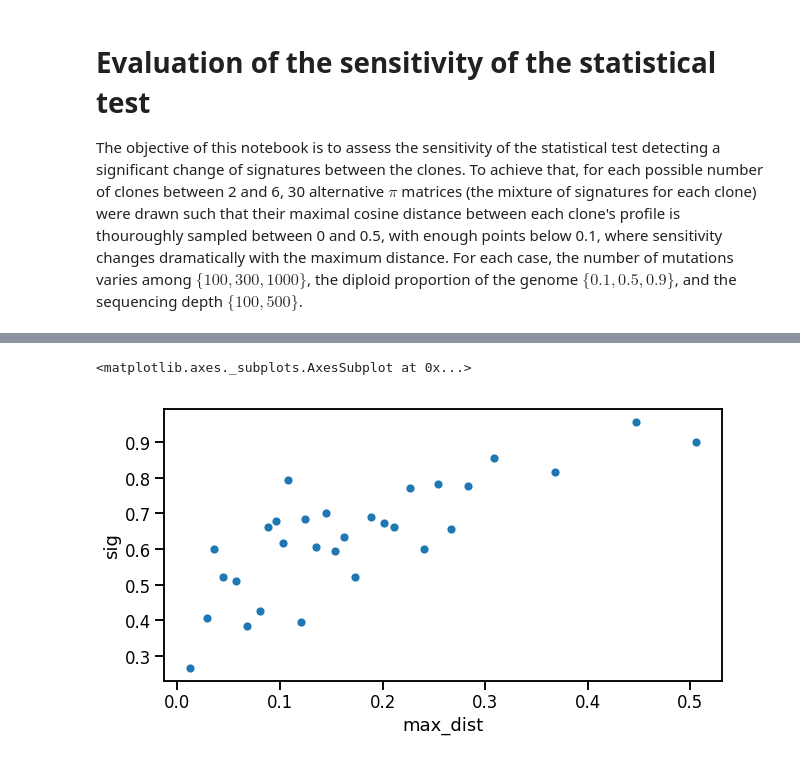
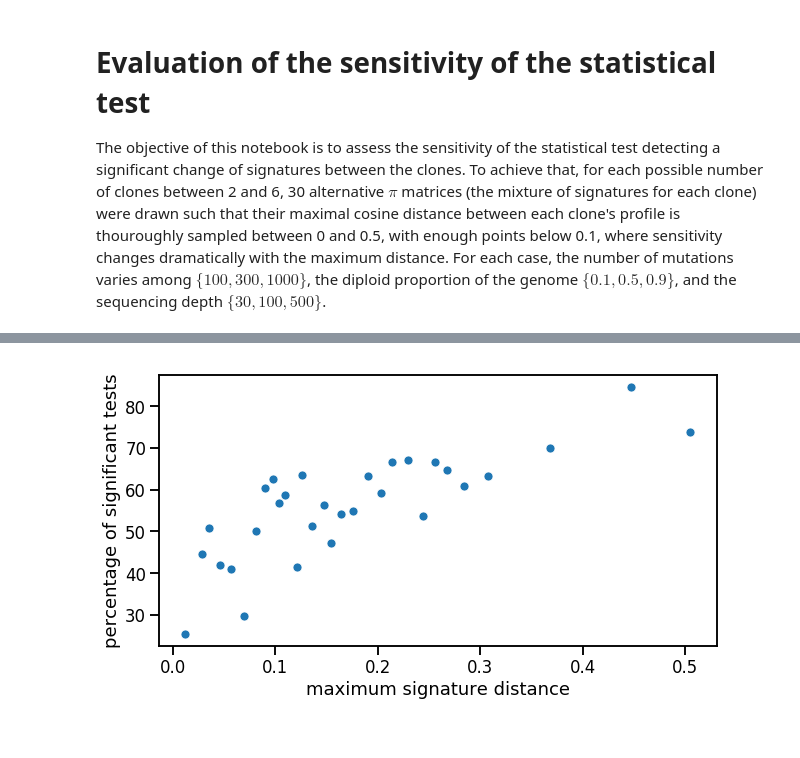
Before and after one commit to judithabk6/Clonesig_analysis, a Jupyter notebook: paper_notebooks/sensitivity_eval_test.ipynb, the cells around one changed output, grey strips where cells are left out. Saved outputs shown, nothing was run; the diff lists cells and outputs as text; code cells hidden in the pictures.

```diff
--- a/paper_notebooks/sensitivity_eval_test.ipynb
+++ b/paper_notebooks/sensitivity_eval_test.ipynb
@@ -1,6 +1,6 @@
 # %% [markdown]
 # Evaluation of the sensitivity of the statistical test
-The objective of this notebook is to assess the sensitivity of the statistical test detecting a significant change of signatures between the clones. To achieve that, for each possible number of clones between 2 and 6, 30 alternative $\pi$ matrices (the mixture of signatures for each clone) were drawn such that their maximal cosine distance between each clone's profile is thouroughly sampled between 0 and 0.5, with enough points below 0.1, where sensitivity changes dramatically with the maximum distance. For each case, the number of mutations varies among $\{100, 300, 1000\}$, the diploid proportion of the genome $\{0.1, 0.5, 0.9\}$, and the sequencing depth $\{100, 500\}$.
+The objective of this notebook is to assess the sensitivity of the statistical test detecting a significant change of signatures between the clones. To achieve that, for each possible number of clones between 2 and 6, 30 alternative $\pi$ matrices (the mixture of signatures for each clone) were drawn such that their maximal cosine distance between each clone's profile is thouroughly sampled between 0 and 0.5, with enough points below 0.1, where sensitivity changes dramatically with the maximum distance. For each case, the number of mutations varies among $\{100, 300, 1000\}$, the diploid proportion of the genome $\{0.1, 0.5, 0.9\}$, and the sequencing depth $\{30, 100, 500\}$.
 # %%
 %matplotlib inline
 
@@ -15,10 +15,12 @@ from statsmodels.stats.multitest import multipletests
 from lifelines import KaplanMeierFitter
 from lifelines.plotting import add_at_risk_counts
 import collections
+from pathlib import Path
 
 pd.options.display.max_columns = 200
-phd_folder_path = '/Users/JudithAbecassis/Documents/PhD'
-os.chdir('{}/TCGA_signatures'.format(phd_folder_path))
+os.chdir('..')
+output_path = '20200515_paper_figures/sensitivity_eval'
+Path(output_path).mkdir(parents=True, exist_ok=True)
 import warnings
 warnings.filterwarnings("ignore")
 # %%
@@ -40,16 +42,22 @@ $( document ).ready(code_toggle);
 # %% [output]
 [interactive output not drawn]
 # %%
-clonesig_res = pd.read_csv('201907824_eval_clonesig_power_statistical_test_sensitivity.csv', sep='\t')
+clonesig_res = pd.read_csv('20200512_eval_clonesig_power_statistical_test_sensitivity.csv', sep='\t')
+clonesig_res = clonesig_res[(clonesig_res.method=="clonesig")]
 # %%
 sns.set_context('talk')
 clonesig_res = clonesig_res.assign(sig=clonesig_res.pval<0.05)
 clonesig_res['max_dist_quantized'] = pd.qcut(clonesig_res['max_dist'], 30, labels=False )
+
 clonesig_resb = pd.merge(clonesig_res, clonesig_res.groupby('max_dist_quantized').max_dist.mean().to_frame(), left_on='max_dist_quantized', right_index=True)
-subdata=pd.DataFrame(clonesig_resb.groupby('max_dist_y').sig.sum()/clonesig_resb.groupby('max_dist_y').sig.count())
+clonesig_resb['max_dist_y'] = np.round(clonesig_resb['max_dist_y'], 3)
+subdata=pd.DataFrame(clonesig_resb.groupby('max_dist_y').sig.sum()/clonesig_resb.groupby('max_dist_y').sig.count()) * 100
 subdata = subdata.assign(max_dist=subdata.index)
 plt.figure(figsize=(10,5))
-sns.scatterplot(x='max_dist', y='sig', data=subdata)
+ax=sns.scatterplot(x='max_dist', y='sig', data=subdata)
+ax.set_xlabel('maximum signature distance')
+ax.set_ylabel('percentage of significant tests')
+plt.savefig('{}/overall_test_sensitivity.pdf'.format(output_path),
+            bbox_inches='tight')
 # %% [output]
-<matplotlib.axes._subplots.AxesSubplot at 0x...>
-[figure, old version]
+[figure, new version]
```
Also changed, not shown: parts of 12 cells of this notebook, 57 other files.
